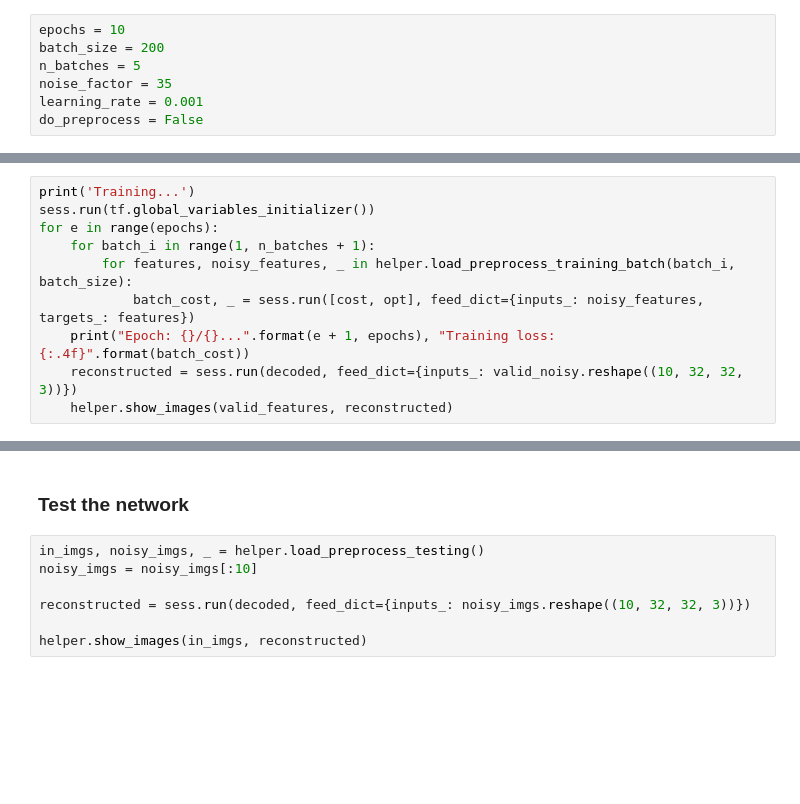
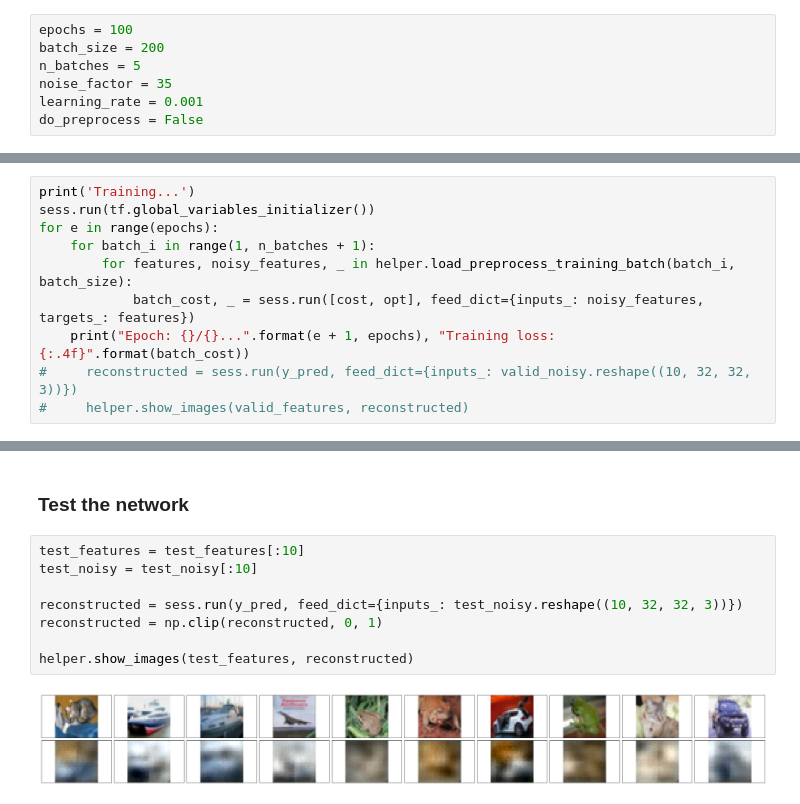
Before and after one commit to amirkeren/deep-learning-course, a Jupyter notebook: ex3/ex3.ipynb, the cells around one changed output, grey strips where cells are left out. Cells and saved outputs as stored; diff of their text form; blank space fills up the shorter version.

```diff
--- a/ex3/ex3.ipynb
+++ b/ex3/ex3.ipynb
@@ -12,7 +12,7 @@ import matplotlib.pyplot as plt
 # %% [markdown]
 ### Hyperparameters
 # %%
-epochs = 10
+epochs = 100
 batch_size = 200
 n_batches = 5
 noise_factor = 35
@@ -80,7 +114,7 @@ for e in range(epochs):
         for features, noisy_features, _ in helper.load_preprocess_training_batch(batch_i, batch_size):
             batch_cost, _ = sess.run([cost, opt], feed_dict={inputs_: noisy_features, targets_: features})
     print("Epoch: {}/{}...".format(e + 1, epochs), "Training loss: {:.4f}".format(batch_cost))
-    reconstructed = sess.run(decoded, feed_dict={inputs_: valid_noisy.reshape((10, 32, 32, 3))})
-    helper.show_images(valid_features, reconstructed)
+#     reconstructed = sess.run(y_pred, feed_dict={inputs_: valid_noisy.reshape((10, 32, 32, 3))})
+#     helper.show_images(valid_features, reconstructed)
 # %% [output]
 Training...
@@ -89,9 +122,12 @@ ValueError: cannot reshape array of size 15360000 into shape (10,32,32,3)
 # %% [markdown]
 ### Test the network
 # %%
-in_imgs, noisy_imgs, _ = helper.load_preprocess_testing()
-noisy_imgs = noisy_imgs[:10]
+test_features = test_features[:10]
+test_noisy = test_noisy[:10]
 
-reconstructed = sess.run(decoded, feed_dict={inputs_: noisy_imgs.reshape((10, 32, 32, 3))})
+reconstructed = sess.run(y_pred, feed_dict={inputs_: test_noisy.reshape((10, 32, 32, 3))})
+reconstructed = np.clip(reconstructed, 0, 1)
 
-helper.show_images(in_imgs, reconstructed)
+helper.show_images(test_features, reconstructed)
+# %% [output]
+[figure, added]
```
Also changed, not shown: parts of 3 cells of this notebook.
